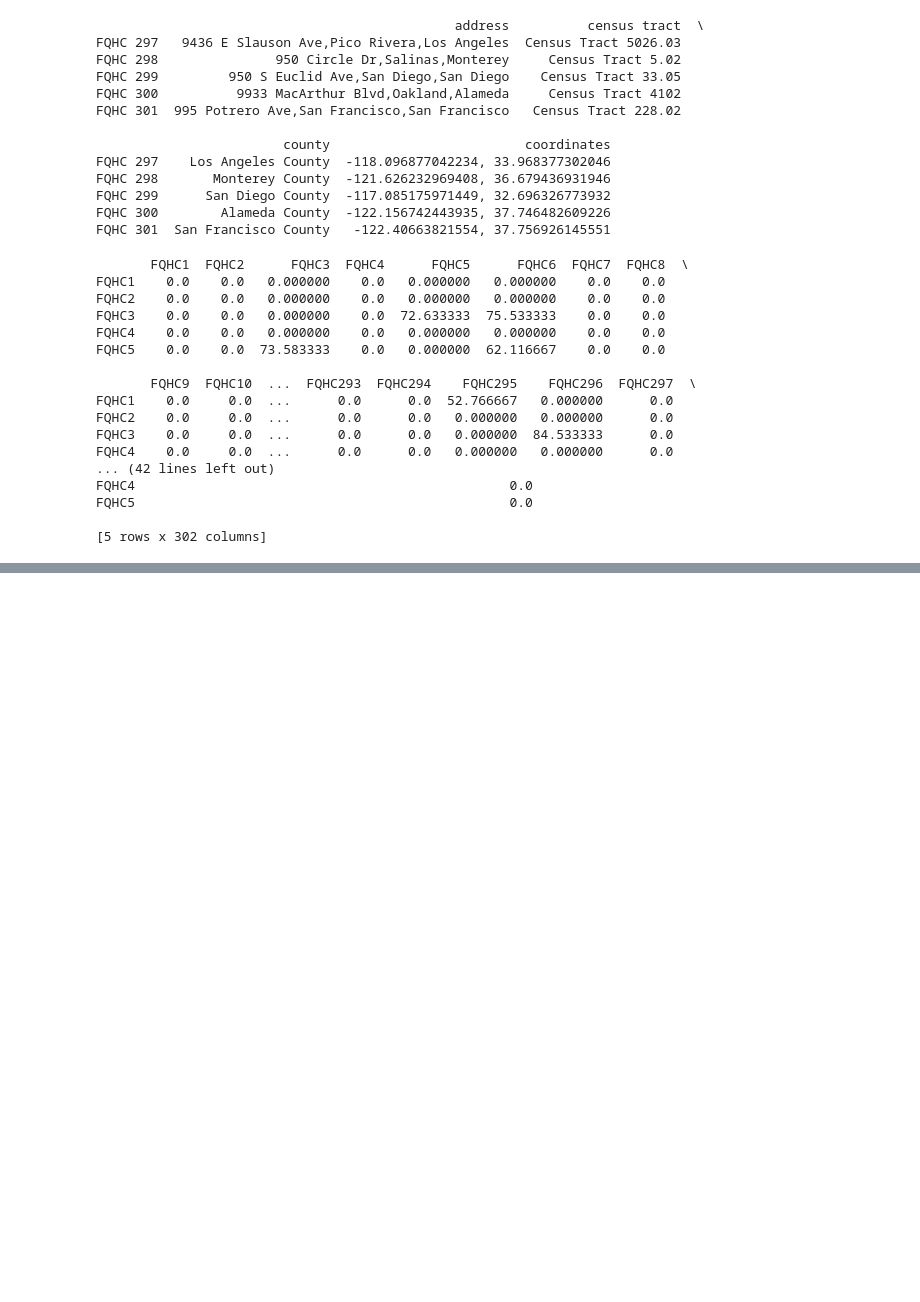
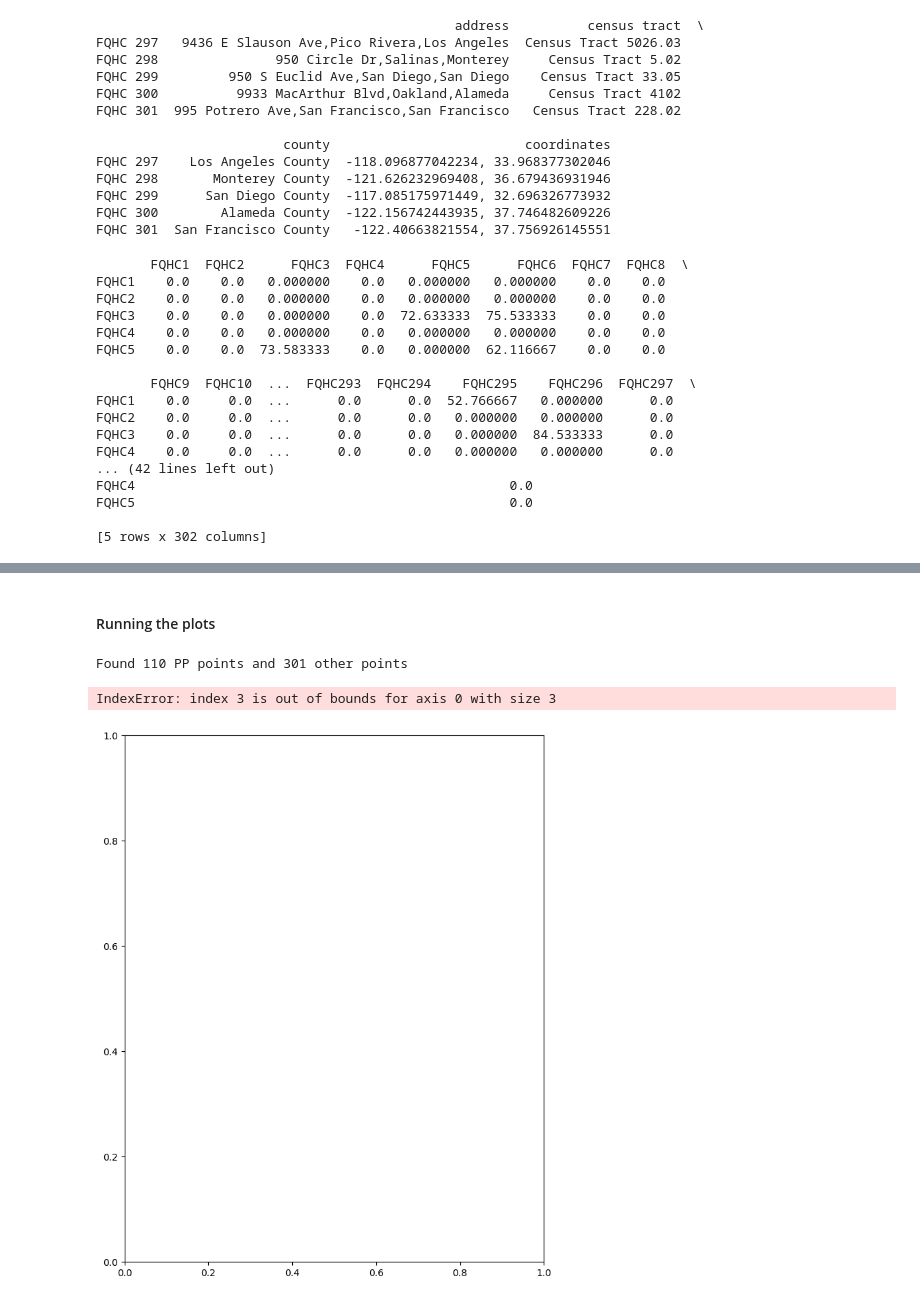
Before and after one commit to deniseg20/MSRIUP_TDA_Healthcare_Accessibility, a Jupyter notebook: persistent_homology/distance_matrices/d_matrix_building.ipynb, the cells around one changed output, grey strips where cells are left out. Drawn from its saved outputs; the diff is of its cells as text; code cells hidden in the pictures; blank space fills up the shorter version.

```diff
--- a/persistent_homology/distance_matrices/d_matrix_building.ipynb
+++ b/persistent_homology/distance_matrices/d_matrix_building.ipynb
@@ -279,11 +271,19 @@ fqhc_t_walk = pd.read_csv("walking_matrix_fqhc.csv",
 fqhc_loc_dtilde = calc_dtilde_matrix(health_centers, fqhc_t_car, fqhc_t_pub, fqhc_t_walk)
 fqhc_loc_d_matrix = calc_d_matrix(fqhc_loc_dtilde, health_centers)
 # %%
-np.save("fqhc_d_matrix.npy", fqhc_loc_d_matrix)
+#np.save("fqhc_d_matrix.npy", fqhc_loc_d_matrix)
 data = np.load("fqhc_d_matrix.npy")
+
+data_clean = np.nan_to_num(data, nan=10000.0)
+
+# Save the cleaned array back into a .npy file
+np.save('cleaned_file.npy', data_clean)
+
+data = np.load("cleaned_file.npy")
+
 df = pd.DataFrame(data)
 print(df.head())
-df = df.fillna(0)
+#df = df.fillna(0)
 print(df.head())
 df.to_csv('dtilde_matrix_fqhc.csv', index=False)
 # %% [output]
@@ -306,0 +494,25 @@ df.to_csv('dtilde_matrix_fqhc.csv', index=False)
+# %% [markdown]
+#### Running the plots
+# %%
+
+# Example usage workflow:
+# 1. Load your GeoJSON
+gdf = gpd.read_file('output_all.geojson')
+
+# 2. Identify PP points
+gdf = identify_pp_points(gdf, name_column='name')
+
+# 3. Assign colors (PP points vs others)
+gdf, color_map = assign_pp_colors(gdf)
+
+# 4. Plot map
+plot_pp_map(gdf, title="California Map - PP Points Highlighted")
+
+# 5. Get coordinates by type
+coords = get_pp_coordinates(gdf)
+print(f"PP points: {coords['pp_count']}")
+print(f"Other points: {coords['other_count']}")
+# %% [output]
+Found 110 PP points and 301 other points
+IndexError: index 3 is out of bounds for axis 0 with size 3
+[figure, added]
```
Also changed, not shown: parts of 6 cells of this notebook, 8 other files.
